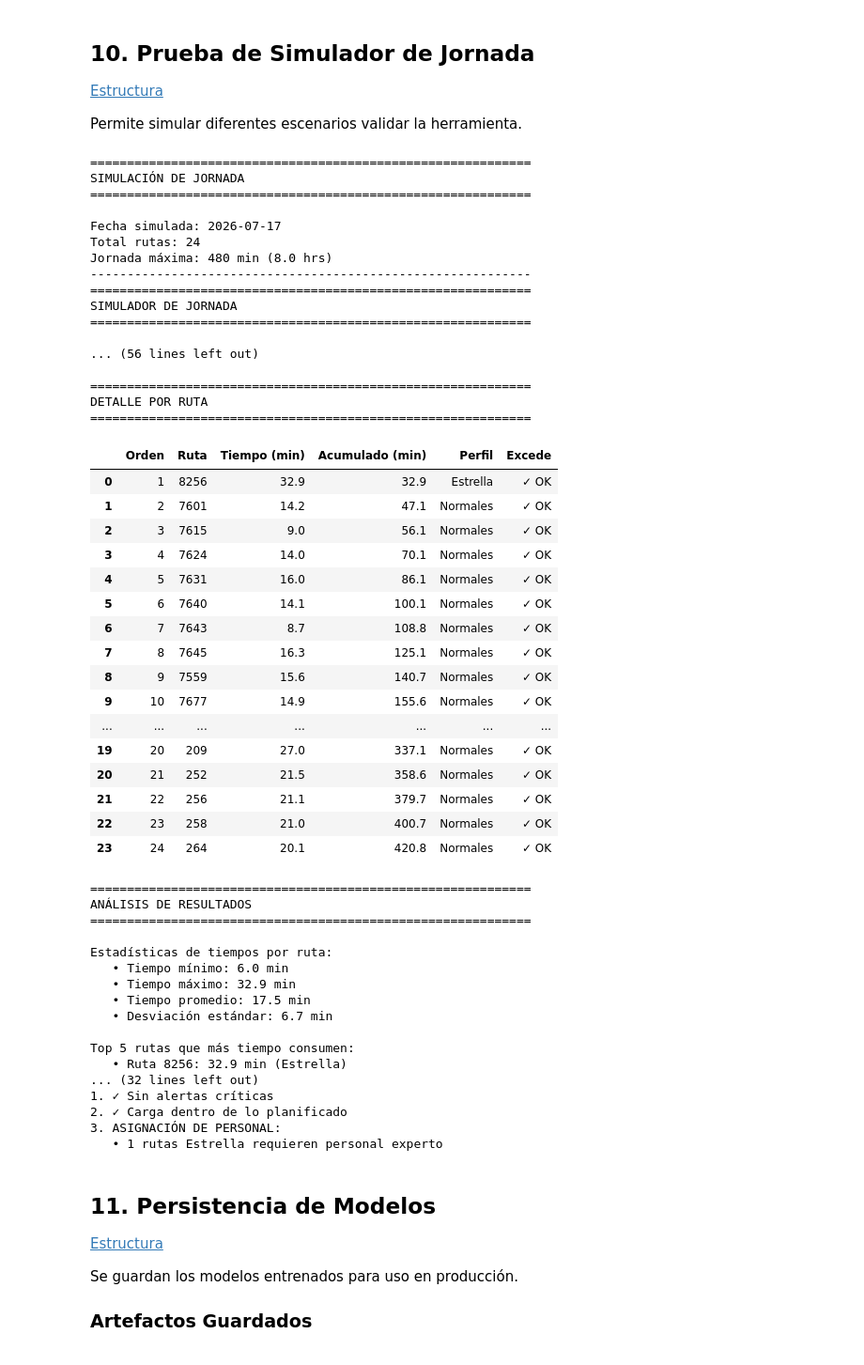
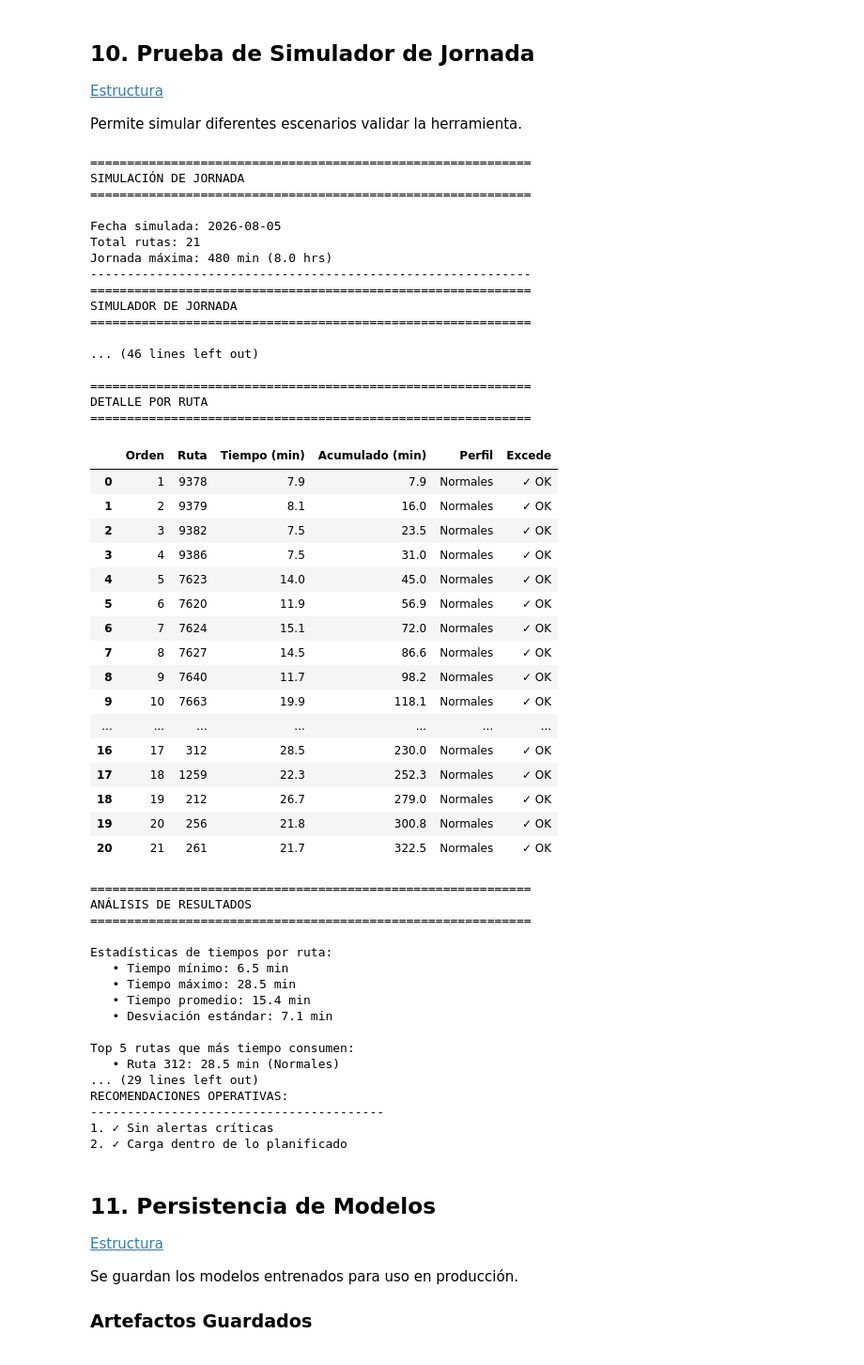
Before and after one commit to pixel-phy/optimizacion_despachos, a Jupyter notebook: notebooks/02_machine_learning.ipynb, the cells around one changed output. Shown at 94% size. Cells and saved outputs as stored; diff of their text form; code cells hidden in the pictures.

Commit message:
Se agregan datos a la fecha

```diff
--- a/notebooks/02_machine_learning.ipynb
+++ b/notebooks/02_machine_learning.ipynb
@@ -1714,11 +1714,11 @@ Inicializando Simulador de Jornada
 Permite simular diferentes escenarios validar la herramienta.
 # %%
 # Simular jornada de día anterior
-fecha_simulacion = '2026-07-17'
+fecha_simulacion = '2026-08-05'
 
 rutas_ayer = [
-        8256, 7601, 7615, 7624, 7631, 7640, 7643, 7645, 7559, 7677, 7681, 7710,
-    7723, 7733, 7741, 307, 309, 312, 201, 209, 252, 256, 258, 264
+        9378, 9379, 9382, 9386, 7623, 7620, 7624, 7627, 7640, 7663, 7706, 7719, 7728,
+    7742, 306, 308, 312, 1259, 212, 256, 261
 ]
 
 print("=" * 60)
@@ -1820,69 +1820,69 @@ if len(alertas) > 0:
     for alerta in alertas:
         print(f"   • Ruta {alerta['ruta']}: Asignar apoyo adicional")
 else:
     print("1. ✓ Sin alertas críticas")
 
 if tiempo_total > 480:
     print("2. REDISTRIBUIR CARGA:")
     print(f"   • Reducir en {int((tiempo_total-480)/30)} rutas aproximadamente")
 else:
     print("2. ✓ Carga dentro de lo planificado")
 
 if 'Estrella' in perfiles.index:
     print("3. ASIGNACIÓN DE PERSONAL:")
     print(f"   • {perfiles['Estrella']} rutas Estrella requieren personal experto")
 # %% [output]
 ============================================================
 SIMULACIÓN DE JORNADA
 ============================================================
 
-Fecha simulada: 2026-07-17
-Total rutas: 24
+Fecha simulada: 2026-08-05
+Total rutas: 21
 Jornada máxima: 480 min (8.0 hrs)
 ------------------------------------------------------------
 ============================================================
 SIMULADOR DE JORNADA
 ============================================================
 
-... (56 lines left out)
+... (46 lines left out)
 
 ============================================================
 DETALLE POR RUTA
 ============================================================
 |  | Orden | Ruta | Tiempo (min) | Acumulado (min) | Perfil | Excede |
-| 0 | 1 | 8256 | 32.9 | 32.9 | Estrella | ✓ OK |
-| 1 | 2 | 7601 | 14.2 | 47.1 | Normales | ✓ OK |
-| 2 | 3 | 7615 | 9.0 | 56.1 | Normales | ✓ OK |
-| 3 | 4 | 7624 | 14.0 | 70.1 | Normales | ✓ OK |
-| 4 | 5 | 7631 | 16.0 | 86.1 | Normales | ✓ OK |
-| 5 | 6 | 7640 | 14.1 | 100.1 | Normales | ✓ OK |
-| 6 | 7 | 7643 | 8.7 | 108.8 | Normales | ✓ OK |
-| 7 | 8 | 7645 | 16.3 | 125.1 | Normales | ✓ OK |
-| 8 | 9 | 7559 | 15.6 | 140.7 | Normales | ✓ OK |
-| 9 | 10 | 7677 | 14.9 | 155.6 | Normales | ✓ OK |
+| 0 | 1 | 9378 | 7.9 | 7.9 | Normales | ✓ OK |
+| 1 | 2 | 9379 | 8.1 | 16.0 | Normales | ✓ OK |
+| 2 | 3 | 9382 | 7.5 | 23.5 | Normales | ✓ OK |
+| 3 | 4 | 9386 | 7.5 | 31.0 | Normales | ✓ OK |
+| 4 | 5 | 7623 | 14.0 | 45.0 | Normales | ✓ OK |
+| 5 | 6 | 7620 | 11.9 | 56.9 | Normales | ✓ OK |
+| 6 | 7 | 7624 | 15.1 | 72.0 | Normales | ✓ OK |
+| 7 | 8 | 7627 | 14.5 | 86.6 | Normales | ✓ OK |
+| 8 | 9 | 7640 | 11.7 | 98.2 | Normales | ✓ OK |
+| 9 | 10 | 7663 | 19.9 | 118.1 | Normales | ✓ OK |
 | ... | ... | ... | ... | ... | ... | ... |
-| 19 | 20 | 209 | 27.0 | 337.1 | Normales | ✓ OK |
-| 20 | 21 | 252 | 21.5 | 358.6 | Normales | ✓ OK |
-| 21 | 22 | 256 | 21.1 | 379.7 | Normales | ✓ OK |
-| 22 | 23 | 258 | 21.0 | 400.7 | Normales | ✓ OK |
-| 23 | 24 | 264 | 20.1 | 420.8 | Normales | ✓ OK |
+| 16 | 17 | 312 | 28.5 | 230.0 | Normales | ✓ OK |
+| 17 | 18 | 1259 | 22.3 | 252.3 | Normales | ✓ OK |
+| 18 | 19 | 212 | 26.7 | 279.0 | Normales | ✓ OK |
+| 19 | 20 | 256 | 21.8 | 300.8 | Normales | ✓ OK |
+| 20 | 21 | 261 | 21.7 | 322.5 | Normales | ✓ OK |
 ============================================================
 ANÁLISIS DE RESULTADOS
 ============================================================
 
 Estadísticas de tiempos por ruta:
-   • Tiempo mínimo: 6.0 min
-   • Tiempo máximo: 32.9 min
-   • Tiempo promedio: 17.5 min
-   • Desviación estándar: 6.7 min
+   • Tiempo mínimo: 6.5 min
+   • Tiempo máximo: 28.5 min
+   • Tiempo promedio: 15.4 min
+   • Desviación estándar: 7.1 min
 
 Top 5 rutas que más tiempo consumen:
-   • Ruta 8256: 32.9 min (Estrella)
-... (32 lines left out)
+   • Ruta 312: 28.5 min (Normales)
+... (29 lines left out)
+RECOMENDACIONES OPERATIVAS:
+----------------------------------------
 1. ✓ Sin alertas críticas
 2. ✓ Carga dentro de lo planificado
-3. ASIGNACIÓN DE PERSONAL:
-   • 1 rutas Estrella requieren personal experto
 # %% [markdown]
 ## 11. Persistencia de Modelos <a id='persistencia'></a>
 [Estructura](#estructura)
```
Also changed, not shown: parts of 12 cells of this notebook, 11 other files.
